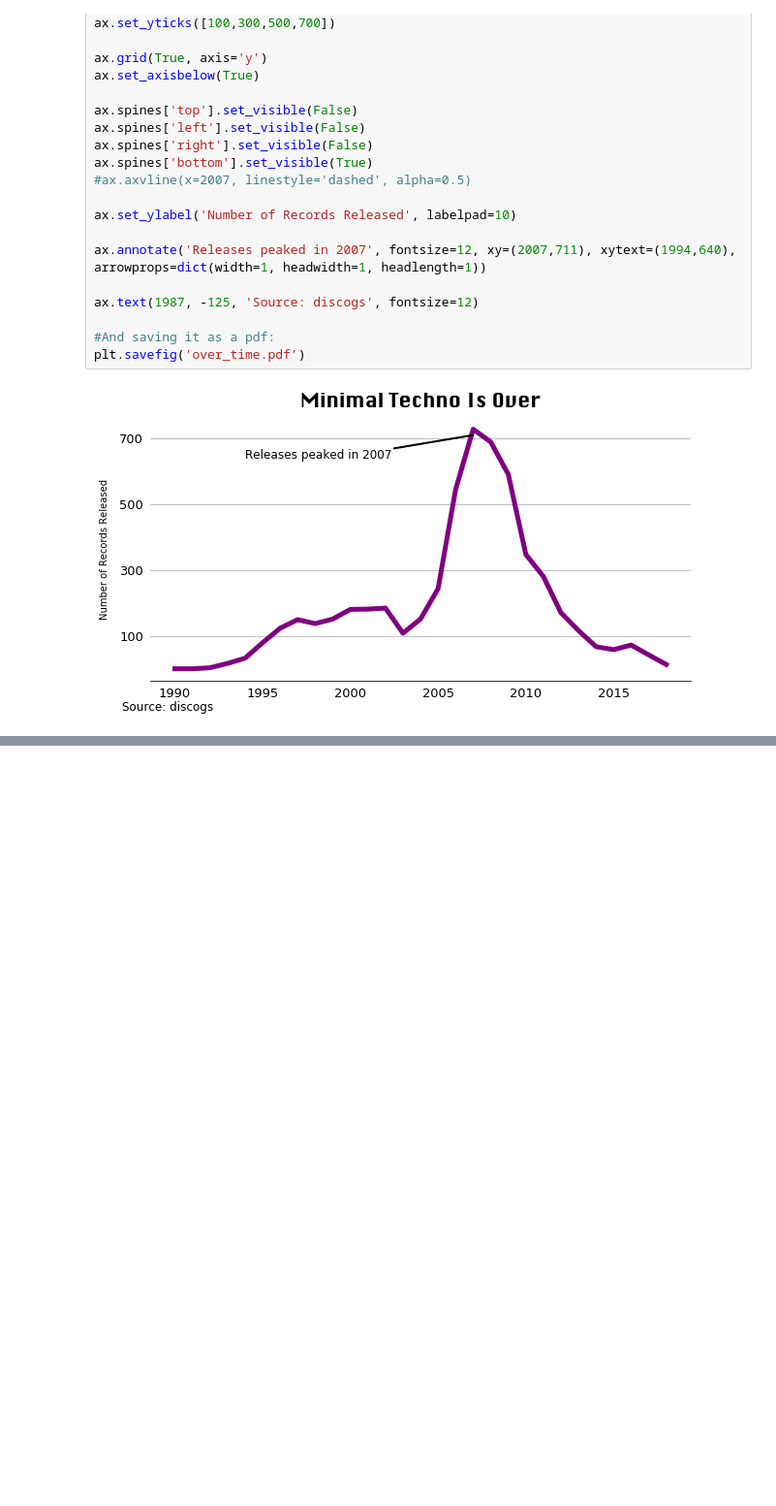
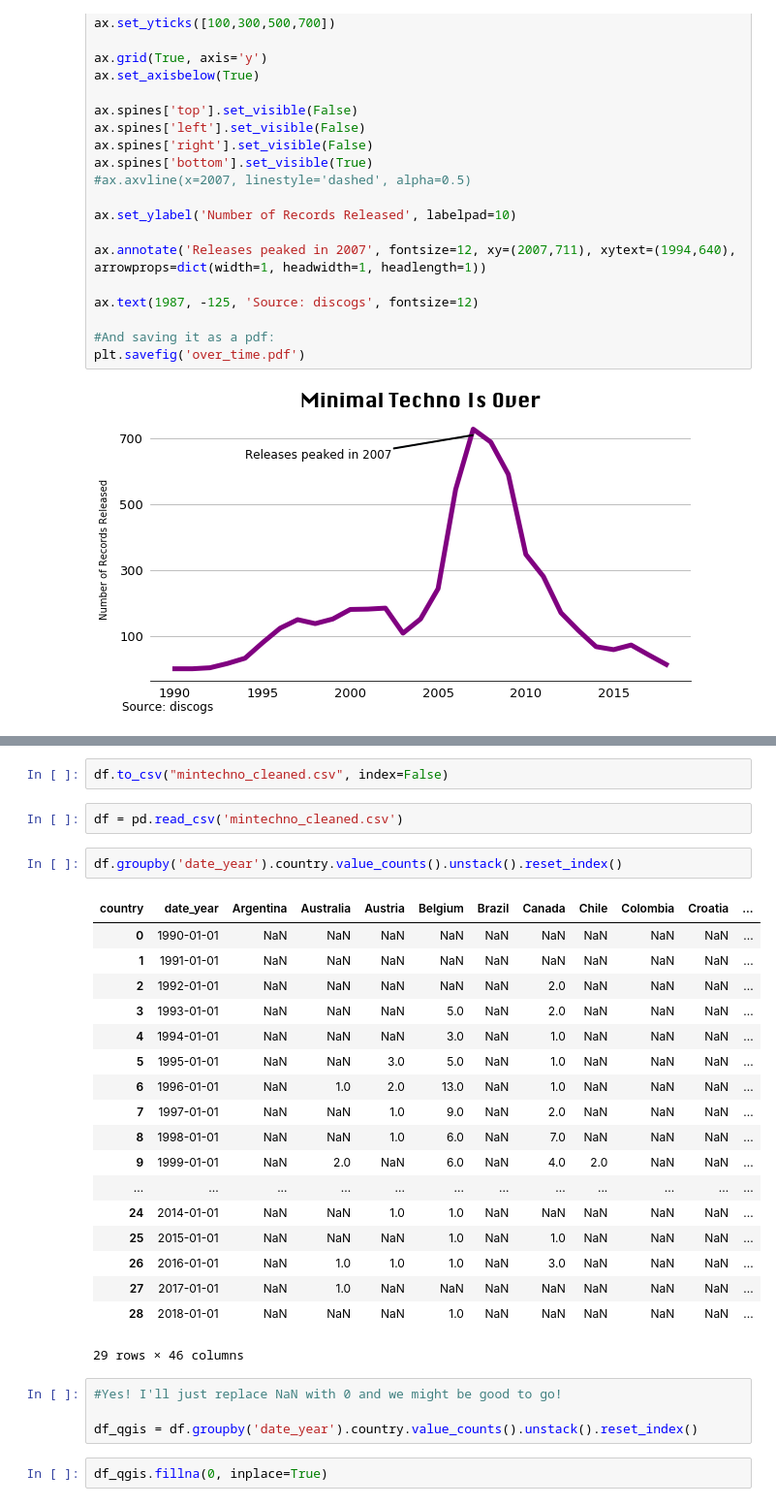
Before and after one commit to maxarvid/data-studio, a Jupyter notebook: code/01_minimal_techno/2. Minimal techno graphing.ipynb, the cells around one changed output, grey strips where cells are left out. Shown: that part at 97% size. Saved outputs shown, nothing was run; the diff lists cells and outputs as text; blank space fills up the shorter version.

```diff
--- a/code/01_minimal_techno/2. Minimal techno graphing.ipynb
+++ b/code/01_minimal_techno/2. Minimal techno graphing.ipynb
@@ -98,0 +245,31 @@ plt.savefig('over_time.pdf')
+# %%
+df.to_csv("mintechno_cleaned.csv", index=False)
+# %%
+df = pd.read_csv('mintechno_cleaned.csv')
+# %%
+df.groupby('date_year').country.value_counts().unstack().reset_index()
+# %% [output]
+| country | date_year | Argentina | Australia | Austria | Belgium | Brazil | Canada | Chile | Colombia | Croatia | ... |
+| 0 | 1990-01-01 | NaN | NaN | NaN | NaN | NaN | NaN | NaN | NaN | NaN | ... |
+| 1 | 1991-01-01 | NaN | NaN | NaN | NaN | NaN | NaN | NaN | NaN | NaN | ... |
+| 2 | 1992-01-01 | NaN | NaN | NaN | NaN | NaN | 2.0 | NaN | NaN | NaN | ... |
+| 3 | 1993-01-01 | NaN | NaN | NaN | 5.0 | NaN | 2.0 | NaN | NaN | NaN | ... |
+| 4 | 1994-01-01 | NaN | NaN | NaN | 3.0 | NaN | 1.0 | NaN | NaN | NaN | ... |
+| 5 | 1995-01-01 | NaN | NaN | 3.0 | 5.0 | NaN | 1.0 | NaN | NaN | NaN | ... |
+| 6 | 1996-01-01 | NaN | 1.0 | 2.0 | 13.0 | NaN | 1.0 | NaN | NaN | NaN | ... |
+| 7 | 1997-01-01 | NaN | NaN | 1.0 | 9.0 | NaN | 2.0 | NaN | NaN | NaN | ... |
+| 8 | 1998-01-01 | NaN | NaN | 1.0 | 6.0 | NaN | 7.0 | NaN | NaN | NaN | ... |
+| 9 | 1999-01-01 | NaN | 2.0 | NaN | 6.0 | NaN | 4.0 | 2.0 | NaN | NaN | ... |
+| ... | ... | ... | ... | ... | ... | ... | ... | ... | ... | ... | ... |
+| 24 | 2014-01-01 | NaN | NaN | 1.0 | 1.0 | NaN | NaN | NaN | NaN | NaN | ... |
+| 25 | 2015-01-01 | NaN | NaN | NaN | 1.0 | NaN | 1.0 | NaN | NaN | NaN | ... |
+| 26 | 2016-01-01 | NaN | 1.0 | 1.0 | 1.0 | NaN | 3.0 | NaN | NaN | NaN | ... |
+| 27 | 2017-01-01 | NaN | 1.0 | NaN | NaN | NaN | NaN | NaN | NaN | NaN | ... |
+| 28 | 2018-01-01 | NaN | NaN | NaN | 1.0 | NaN | NaN | NaN | NaN | NaN | ... |
+29 rows × 46 columns
+# %%
+#Yes! I'll just replace NaN with 0 and we might be good to go!
+
+df_qgis = df.groupby('date_year').country.value_counts().unstack().reset_index()
+# %%
+df_qgis.fillna(0, inplace=True)
```
Also changed, not shown: parts of 36 cells of this notebook, 8 other files.
